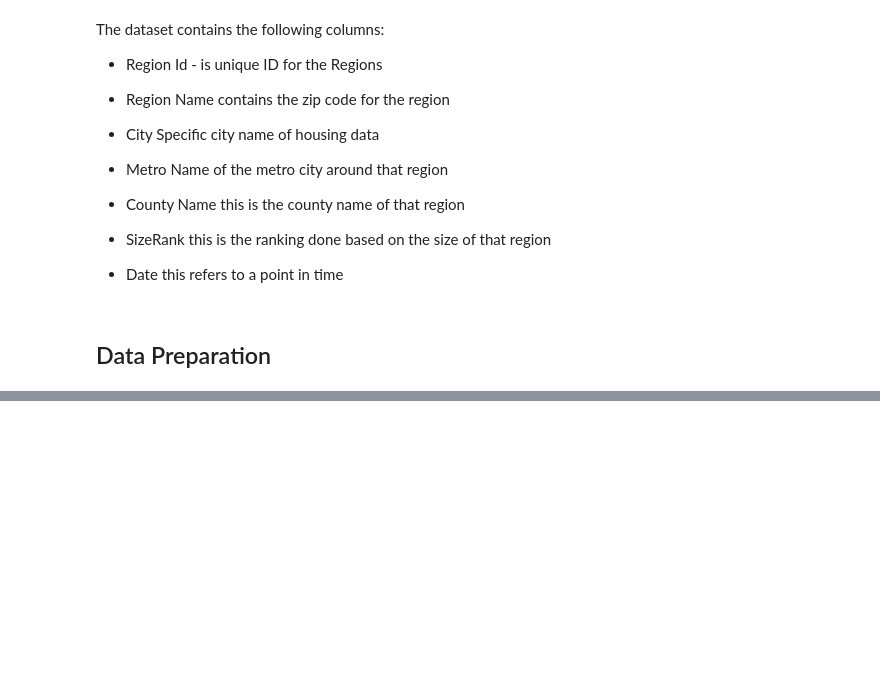
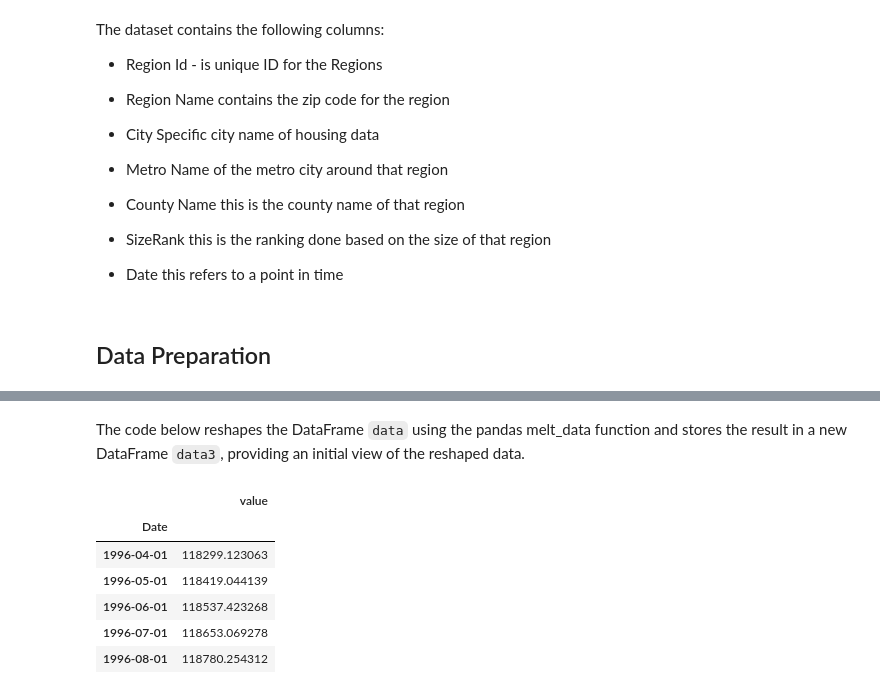
Before and after one commit to Kelvin-Rotich824/Phase_4_Project_Time_Series_Analysis, a Jupyter notebook: Phase 4 Project Notebook.ipynb, the cells around one changed output, grey strips where cells are left out. Drawn from its saved outputs; the diff is of its cells as text; code cells hidden in the pictures; blank space fills up the shorter version.

```diff
--- a/Phase 4 Project Notebook.ipynb
+++ b/Phase 4 Project Notebook.ipynb
@@ -164,0 +318,39 @@ The dataset contains the following columns:
+# %%
+#Melt Data Function
+def melt_data(df):
+    """
+    Takes the zillow_data dataset in wide form or a subset of the zillow_dataset.
+    Returns a long-form datetime dataframe
+    with the datetime column names as the index and the values as the 'values' column.
+
+    If more than one row is passes in the wide-form dataset, the values column
+    will be the mean of the values from the datetime columns in all of the rows.
+    """
+
+    #Melt the DataFrame
+    melted = pd.melt(df, id_vars=['RegionName', 'RegionID', 'SizeRank', 'City', 'State', 'Metro', 'CountyName'], var_name='Date')
+
+    #Convert the 'Date' column to datatime format
+    melted['Date'] = pd.to_datetime(melted['Date'], infer_datetime_format=True)
+
+    #Drop rows with missing 'value' entries
+    melted = melted.dropna(subset=['value'])
+
+    #Group by 'Date' and calculate the mean of the 'value' column
+    return melted.groupby('Date').aggregate({'value':'mean'})
+# %% [markdown]
+The code below reshapes the DataFrame `data` using the pandas melt_data function and stores the result in a new DataFrame `data3`, providing an initial view of the reshaped data.
+# %%
+# Reshape the DataFrame 'data' using the 'melt_data' function and store the result in 'data3'
+data3 = melt_data(data)
+
+# Display the first few rows of the reshaped DataFrame 'data3'
+data3.head()
+# %% [output]
+|  | value |
+| Date |  |
+| 1996-04-01 | 118299.123063 |
+| 1996-05-01 | 118419.044139 |
+| 1996-06-01 | 118537.423268 |
+| 1996-07-01 | 118653.069278 |
+| 1996-08-01 | 118780.254312 |
```
Also changed, not shown: parts of 16 cells of this notebook.
